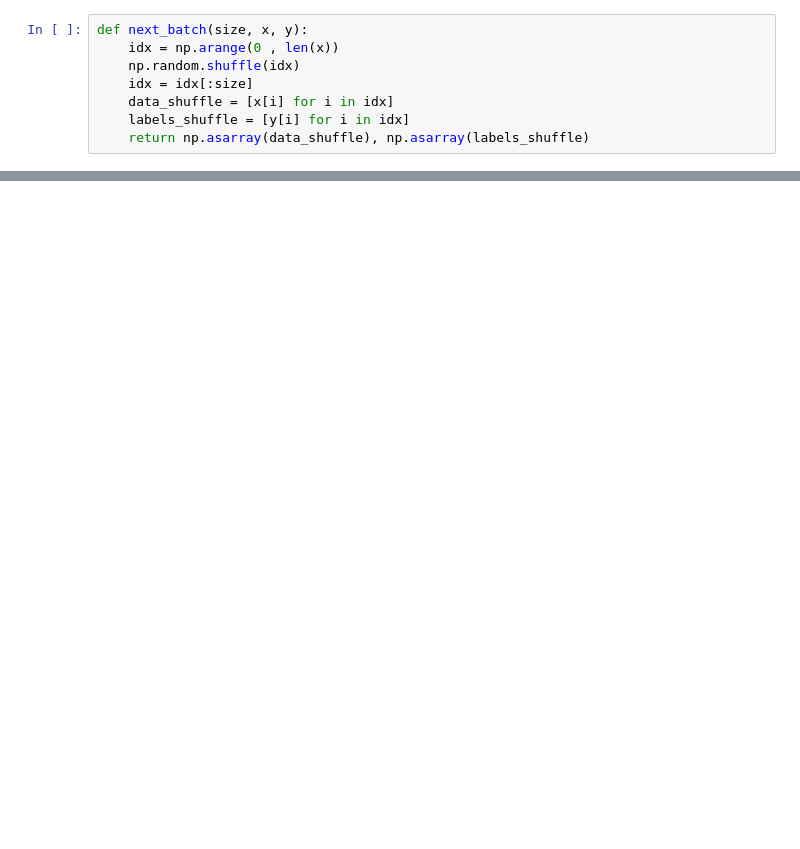
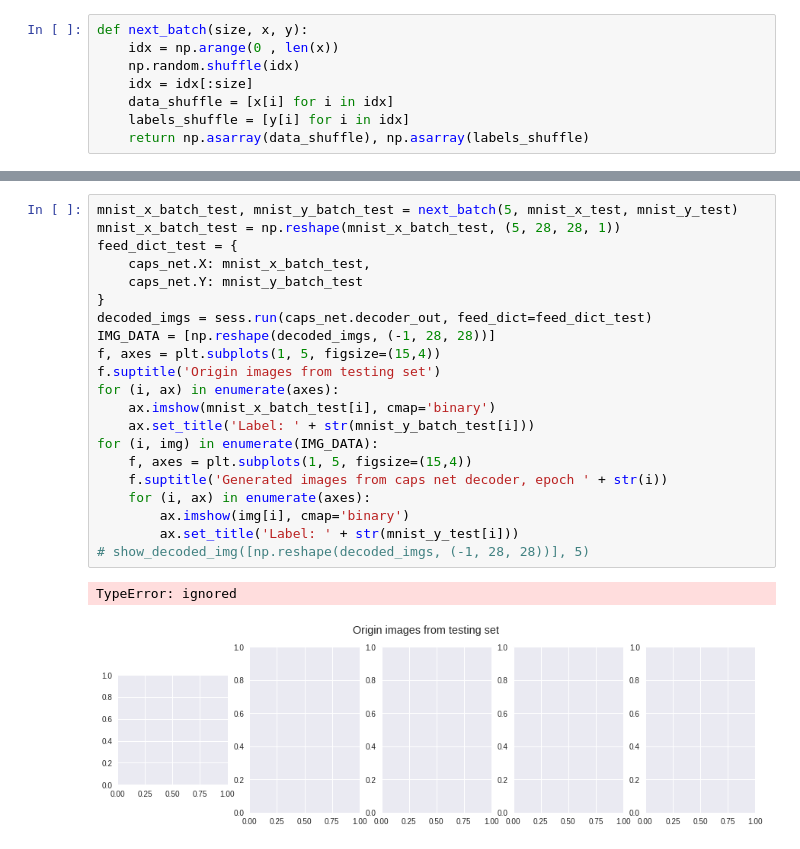
Before and after one commit to MoonL1ght/CapsNet, a Jupyter notebook: CapsNet-Testing.ipynb, the cells around one changed output, grey strips where cells are left out. Saved outputs shown, nothing was run; the diff lists cells and outputs as text; blank space fills up the shorter version.

```diff
--- a/CapsNet-Testing.ipynb
+++ b/CapsNet-Testing.ipynb
@@ -274,0 +306,24 @@ show_decoded_img(imgs_data, IMAGES_TO_SHOW)
+# %%
+mnist_x_batch_test, mnist_y_batch_test = next_batch(5, mnist_x_test, mnist_y_test)
+mnist_x_batch_test = np.reshape(mnist_x_batch_test, (5, 28, 28, 1))
+feed_dict_test = {
+    caps_net.X: mnist_x_batch_test,
+    caps_net.Y: mnist_y_batch_test
+}
+decoded_imgs = sess.run(caps_net.decoder_out, feed_dict=feed_dict_test)
+IMG_DATA = [np.reshape(decoded_imgs, (-1, 28, 28))]
+f, axes = plt.subplots(1, 5, figsize=(15,4))
+f.suptitle('Origin images from testing set')
+for (i, ax) in enumerate(axes):
+    ax.imshow(mnist_x_batch_test[i], cmap='binary')
+    ax.set_title('Label: ' + str(mnist_y_batch_test[i]))
+for (i, img) in enumerate(IMG_DATA):
+    f, axes = plt.subplots(1, 5, figsize=(15,4))
+    f.suptitle('Generated images from caps net decoder, epoch ' + str(i))
+    for (i, ax) in enumerate(axes):
+        ax.imshow(img[i], cmap='binary')
+        ax.set_title('Label: ' + str(mnist_y_test[i]))
+# show_decoded_img([np.reshape(decoded_imgs, (-1, 28, 28))], 5)
+# %% [output]
+TypeError: ignored
+[figure, added]
```
Also changed, not shown: parts of 13 cells of this notebook.
